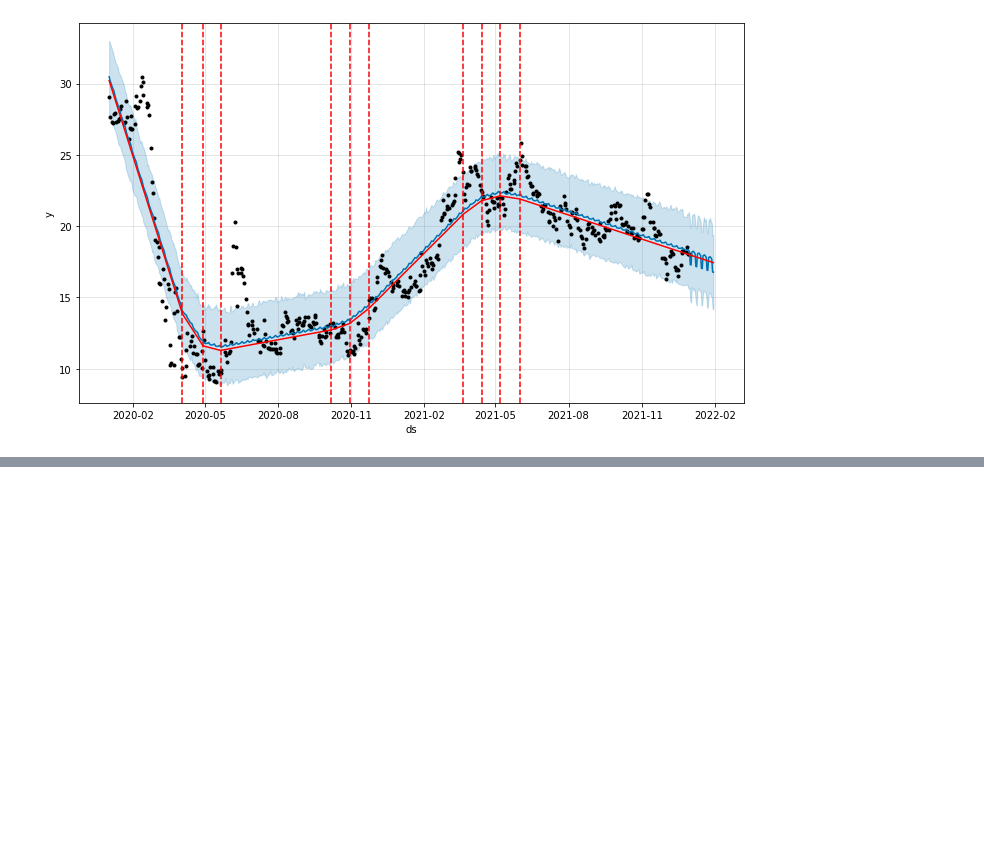
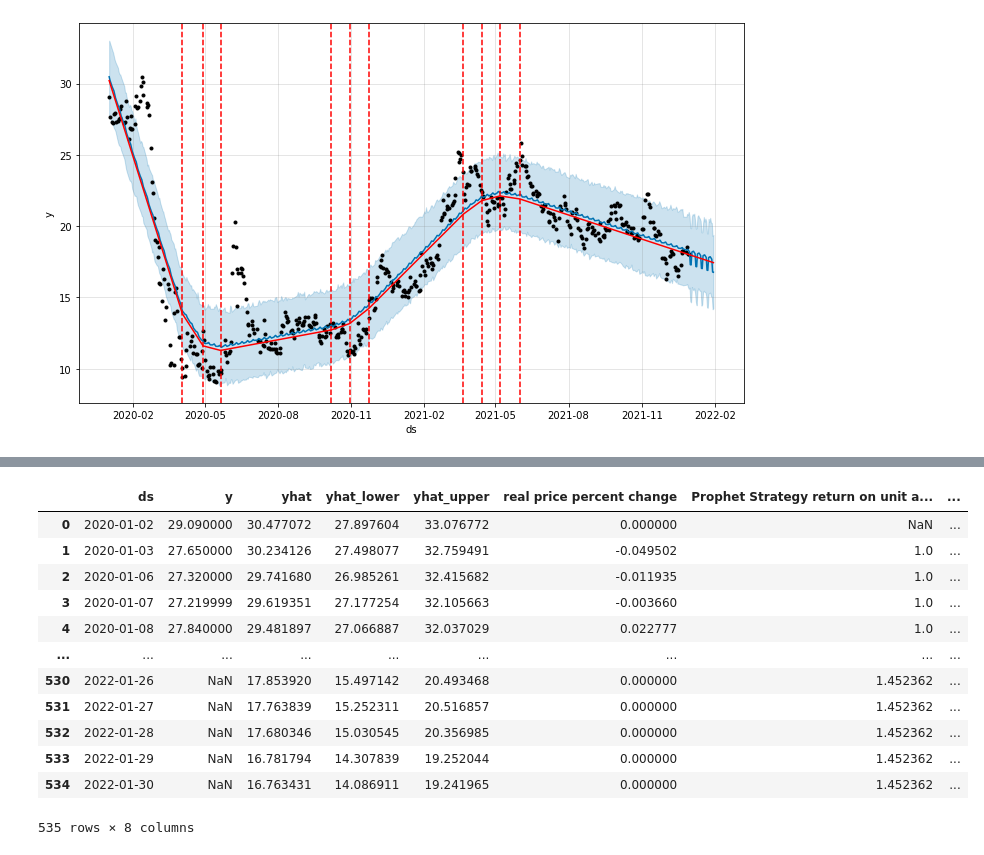
Before and after one commit to Abdulah94/Stock-Market-predictions-Using-Machine-learning, a Jupyter notebook: code/Code.ipynb, the cells around one changed output, grey strips where cells are left out. Drawn from its saved outputs; the diff is of its cells as text; code cells hidden in the pictures; blank space fills up the shorter version.

Commit message:
prophet strategy

```diff
--- a/code/Code.ipynb
+++ b/code/Code.ipynb
@@ -387,0 +420,47 @@ holding_strategy_table()
+# %%
+# Prophet: This strategy is to sell when our forecast indicates a down trend
+# and buy back in when it indicates an upward trend. In this case,
+# I set that when prophet forecasts the closing price for this stock (y_hat)
+# in the next day( t+1 day) is less than the closing price (y_hat) of today (t day),
+# I will sell all stocks, and then use the money I get to buy all the stocks on the next trading day (t+1 day).
+
+
+def f_prophet(row):
+    if row['Prophet Strategy index'] < 0:
+        val = 'sell and rebuy it tomorrow'
+    elif ((row['real price percent change'])) == 0.0000000:
+        val = 'buy'
+    else:
+        val = 'hold'
+    return val
+
+
+def prophet_strategy_table():
+
+    prophet_sum = data_combine.copy()
+    prophet_sum['Prophet Strategy return on unit assets'] = ((prophet_sum['yhat'].shift(-1) > prophet_sum['yhat']).shift(1) * (prophet_sum['real price percent change']) + 1).cumprod()
+    prophet_sum['Prophet Strategy index'] = prophet_sum['yhat'].shift(-1) - prophet_sum['yhat']
+
+
+    # prophet_sum.loc[prophet_sum['yhat'].shift(-1) > prophet_sum['yhat'], 'suggested strategy'] = "sell and rebuy it tomorrow"
+    # prophet_sum.loc[prophet_sum['real price percent change'] == 0, 'suggested strategy'] = "buy"
+    # prophet_sum.loc[prophet_sum['yhat'].shift(-1) <= prophet_sum['yhat'], 'suggested strategy'] = "hold"
+    prophet_sum['Prophet Strategy index'] = prophet_sum.apply(f_prophet, axis=1,)
+    # prophet_sum_end = prophet_sum[['ds', 'real price percent change','Prophet Strategy return on unit assets', 'suggested strategy']]
+    return prophet_sum
+
+prophet_strategy_table()
+# %% [output]
+|  | ds | y | yhat | yhat_lower | yhat_upper | real price percent change | Prophet Strategy return on unit a... | ... |
+| 0 | 2020-01-02 | 29.090000 | 30.477072 | 27.897604 | 33.076772 | 0.000000 | NaN | ... |
+| 1 | 2020-01-03 | 27.650000 | 30.234126 | 27.498077 | 32.759491 | -0.049502 | 1.0 | ... |
+| 2 | 2020-01-06 | 27.320000 | 29.741680 | 26.985261 | 32.415682 | -0.011935 | 1.0 | ... |
+| 3 | 2020-01-07 | 27.219999 | 29.619351 | 27.177254 | 32.105663 | -0.003660 | 1.0 | ... |
+| 4 | 2020-01-08 | 27.840000 | 29.481897 | 27.066887 | 32.037029 | 0.022777 | 1.0 | ... |
+| ... | ... | ... | ... | ... | ... | ... | ... | ... |
+| 530 | 2022-01-26 | NaN | 17.853920 | 15.497142 | 20.493468 | 0.000000 | 1.452362 | ... |
+| 531 | 2022-01-27 | NaN | 17.763839 | 15.252311 | 20.516857 | 0.000000 | 1.452362 | ... |
+| 532 | 2022-01-28 | NaN | 17.680346 | 15.030545 | 20.356985 | 0.000000 | 1.452362 | ... |
+| 533 | 2022-01-29 | NaN | 16.781794 | 14.307839 | 19.252044 | 0.000000 | 1.452362 | ... |
+| 534 | 2022-01-30 | NaN | 16.763431 | 14.086911 | 19.241965 | 0.000000 | 1.452362 | ... |
+535 rows × 8 columns
```
Also changed, not shown: parts of 5 cells of this notebook.
